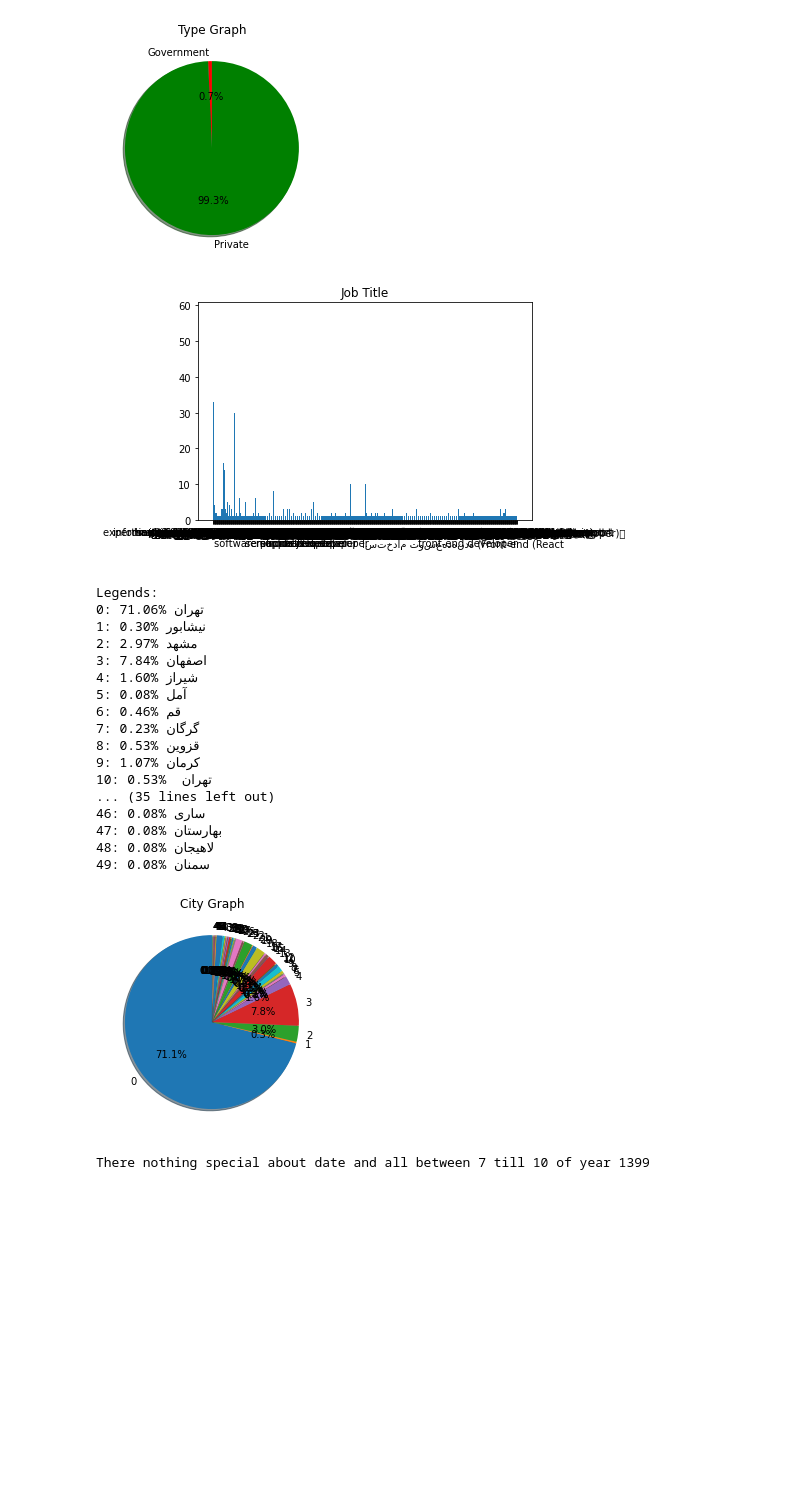
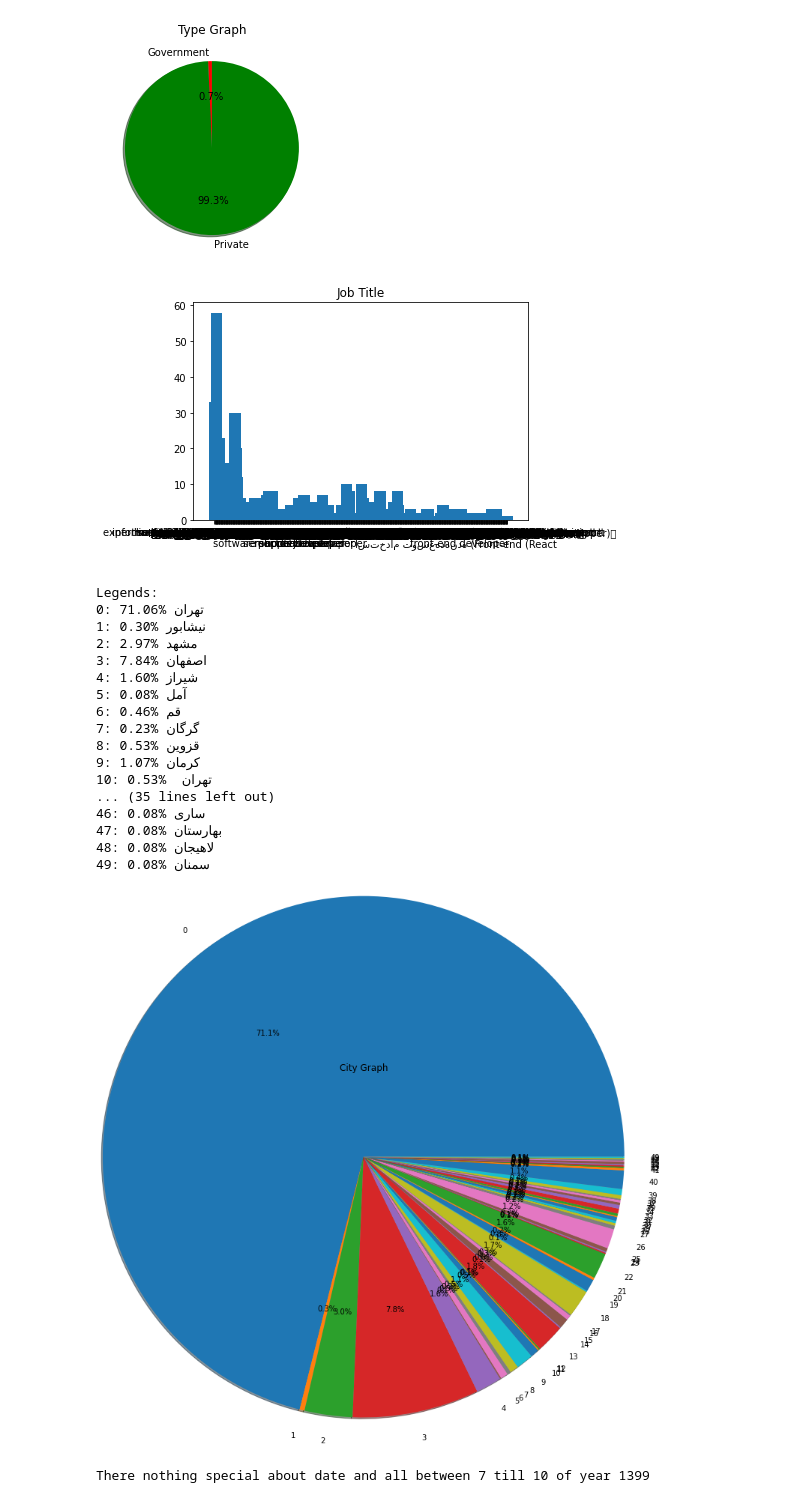
Before and after one commit to AmirCM/FIT_Final_Project, a Jupyter notebook: FIT.ipynb, the cells around one changed output. Drawn from its saved outputs; the diff is of its cells as text; code cells hidden in the pictures; blank space fills up the shorter version.

Commit message:
Remote base + some visualization changes

```diff
--- a/FIT.ipynb
+++ b/FIT.ipynb
@@ -48,11 +48,11 @@ for title in df['job title'].unique():
         # print(f'{type(title)}: {title}: {j_title.count(title)}')
         x += [title]
         y += [j_title.count(title)]
-plt.bar(x, y)
+plt.bar(x, y, width = 30)
 plt.title('Job Title')
 plt.show()
 # %% [output]
-[figure, old version]
+[figure, new version]
 # %%
 cities = df['city'].values.tolist()
 city = []
@@ -62,36 +62,36 @@ for name in df['city'].unique():
     if name is not np.nan:
         city += [name]
         slices += [cities.count(name)]
 plt.pie(slices,
         labels=keys,
-        startangle=90,
         shadow= True,
-        autopct='%1.1f%%')
+        autopct='%1.1f%%',
+        radius = 4)
 print('Legends:')
 for i, k in enumerate(city):
     p = slices[i]/sum(slices)*100
     print('{}: {} %{p:.2f}'.format(i, k, p=p))
 plt.title('City Graph')
 plt.show()
 # %% [output]
 Legends:
 0: تهران %71.06
 1: نیشابور %0.30
 2: مشهد %2.97
 3: اصفهان %7.84
 4: شیراز %1.60
 5: آمل %0.08
 6: قم %0.46
 7: گرگان %0.23
 8: قزوین %0.53
 9: کرمان %1.07
 10: تهران  %0.53
 ... (35 lines left out)
 46: ساری %0.08
 47: بهارستان %0.08
 48: لاهیجان %0.08
 49: سمنان %0.08
-[figure, old version]
+[figure, new version]
 # %%
 new_df = df.copy()
 new_df.set_index('date', inplace=True)
```
Also changed, not shown: parts of 1 cell of this notebook.
